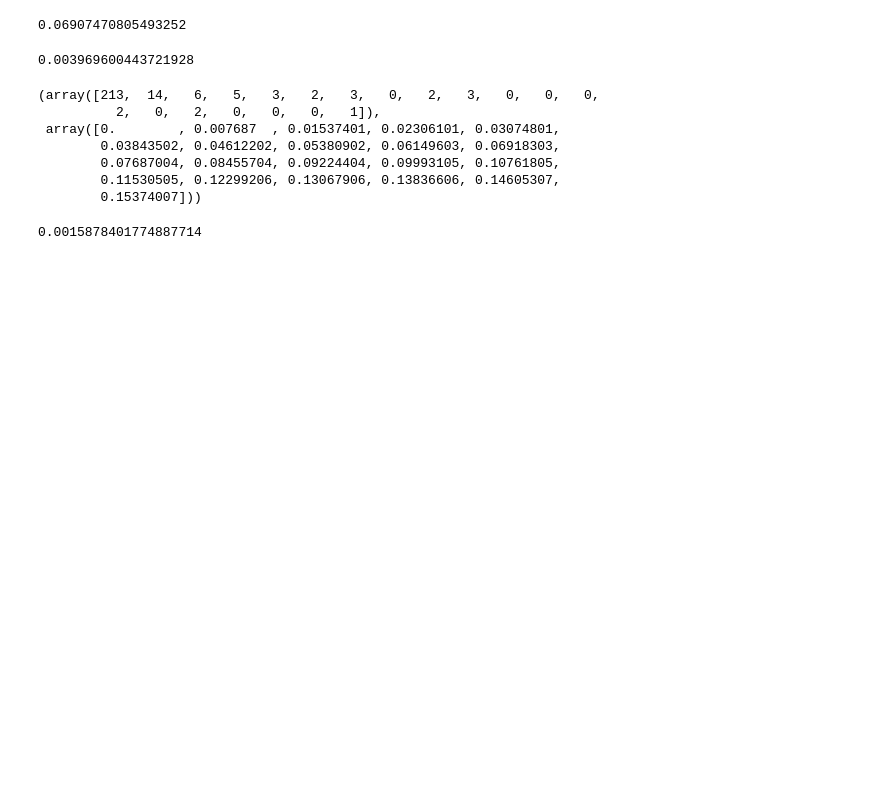
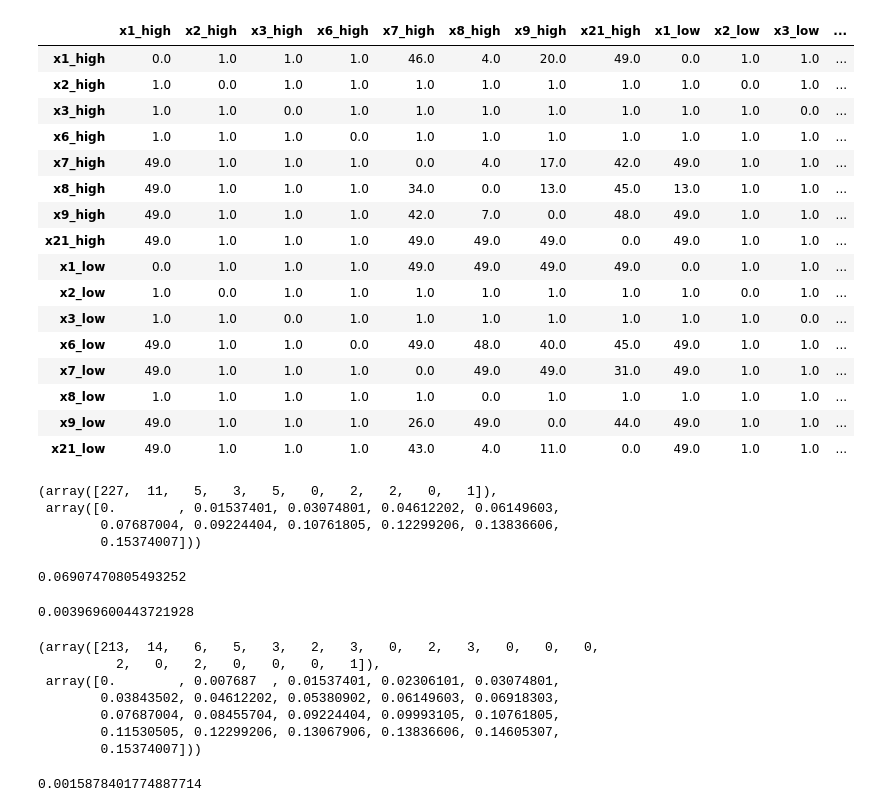
Before and after one commit to ruteee/pesquisa, a Jupyter notebook: resultados_defesa.ipynb, the cells around one changed output. Saved outputs shown, nothing was run; the diff lists cells and outputs as text; code cells hidden in the pictures; blank space fills up the shorter version.

```diff
--- a/resultados_defesa.ipynb
+++ b/resultados_defesa.ipynb
@@ -83,3 +86,34 @@ q3
+# %%
+names = high_names+low_names
+rename = {key:value for key, value in zip(df_te_11_50.columns,names)}
+df_te_11_50.rename(rename, axis='columns')
+df_te_lag_11_50.rename(rename, axis='columns')
+# %% [output]
+|  | x1_high | x2_high | x3_high | x6_high | x7_high | x8_high | x9_high | x21_high | x1_low | x2_low | x3_low | ... |
+| x1_high | 0.0 | 1.0 | 1.0 | 1.0 | 46.0 | 4.0 | 20.0 | 49.0 | 0.0 | 1.0 | 1.0 | ... |
+| x2_high | 1.0 | 0.0 | 1.0 | 1.0 | 1.0 | 1.0 | 1.0 | 1.0 | 1.0 | 0.0 | 1.0 | ... |
+| x3_high | 1.0 | 1.0 | 0.0 | 1.0 | 1.0 | 1.0 | 1.0 | 1.0 | 1.0 | 1.0 | 0.0 | ... |
+| x6_high | 1.0 | 1.0 | 1.0 | 0.0 | 1.0 | 1.0 | 1.0 | 1.0 | 1.0 | 1.0 | 1.0 | ... |
+| x7_high | 49.0 | 1.0 | 1.0 | 1.0 | 0.0 | 4.0 | 17.0 | 42.0 | 49.0 | 1.0 | 1.0 | ... |
+| x8_high | 49.0 | 1.0 | 1.0 | 1.0 | 34.0 | 0.0 | 13.0 | 45.0 | 13.0 | 1.0 | 1.0 | ... |
+| x9_high | 49.0 | 1.0 | 1.0 | 1.0 | 42.0 | 7.0 | 0.0 | 48.0 | 49.0 | 1.0 | 1.0 | ... |
+| x21_high | 49.0 | 1.0 | 1.0 | 1.0 | 49.0 | 49.0 | 49.0 | 0.0 | 49.0 | 1.0 | 1.0 | ... |
+| x1_low | 0.0 | 1.0 | 1.0 | 1.0 | 49.0 | 49.0 | 49.0 | 49.0 | 0.0 | 1.0 | 1.0 | ... |
+| x2_low | 1.0 | 0.0 | 1.0 | 1.0 | 1.0 | 1.0 | 1.0 | 1.0 | 1.0 | 0.0 | 1.0 | ... |
+| x3_low | 1.0 | 1.0 | 0.0 | 1.0 | 1.0 | 1.0 | 1.0 | 1.0 | 1.0 | 1.0 | 0.0 | ... |
+| x6_low | 49.0 | 1.0 | 1.0 | 0.0 | 49.0 | 48.0 | 40.0 | 45.0 | 49.0 | 1.0 | 1.0 | ... |
+| x7_low | 49.0 | 1.0 | 1.0 | 1.0 | 0.0 | 49.0 | 49.0 | 31.0 | 49.0 | 1.0 | 1.0 | ... |
+| x8_low | 1.0 | 1.0 | 1.0 | 1.0 | 1.0 | 0.0 | 1.0 | 1.0 | 1.0 | 1.0 | 1.0 | ... |
+| x9_low | 49.0 | 1.0 | 1.0 | 1.0 | 26.0 | 49.0 | 0.0 | 44.0 | 49.0 | 1.0 | 1.0 | ... |
+| x21_low | 49.0 | 1.0 | 1.0 | 1.0 | 43.0 | 4.0 | 11.0 | 0.0 | 49.0 | 1.0 | 1.0 | ... |
+# %%
+h = np.histogram(df_te_11_50.values)
+h
+# %% [output]
+(array([227,  11,   5,   3,   5,   0,   2,   2,   0,   1]),
+ array([0.        , 0.01537401, 0.03074801, 0.04612202, 0.06149603,
+        0.07687004, 0.09224404, 0.10761805, 0.12299206, 0.13836606,
+        0.15374007]))
 # %%
 values = df_te_11_50.values
 t = np.mean(values) + 3*np.std(values)
```
Also changed, not shown: parts of 12 cells of this notebook.
